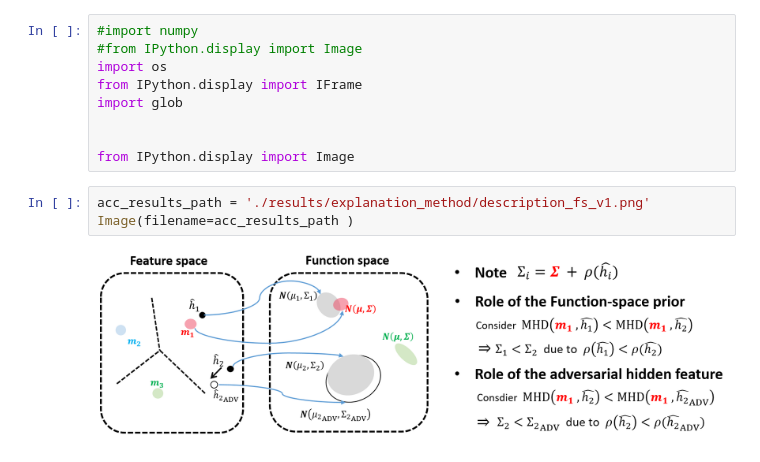
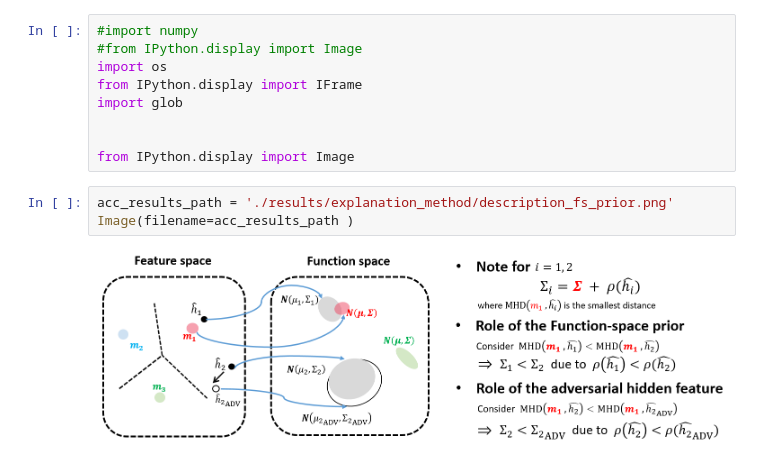
Before and after one commit to becre2021/RefinedFSBayes, a Jupyter notebook: rebuttal_explain_method.ipynb, the cells around one changed output. Drawn from its saved outputs; the diff is of its cells as text.

```diff
--- a/rebuttal_explain_method.ipynb
+++ b/rebuttal_explain_method.ipynb
@@ -8,7 +8,7 @@ import glob
 
 from IPython.display import Image
 # %%
-acc_results_path = './results/explanation_method/description_fs_v1.png'
+acc_results_path = './results/explanation_method/description_fs_prior.png'
 Image(filename=acc_results_path )
 # %% [output]
-[figure, old version]
+[figure, new version]
```
Also changed, not shown: 2 other files.
